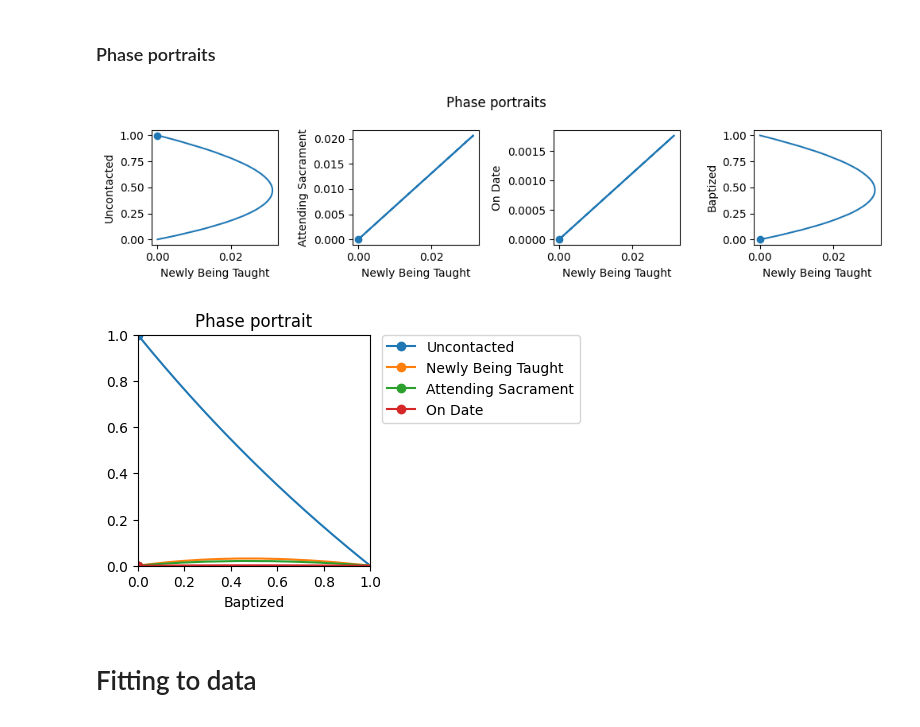
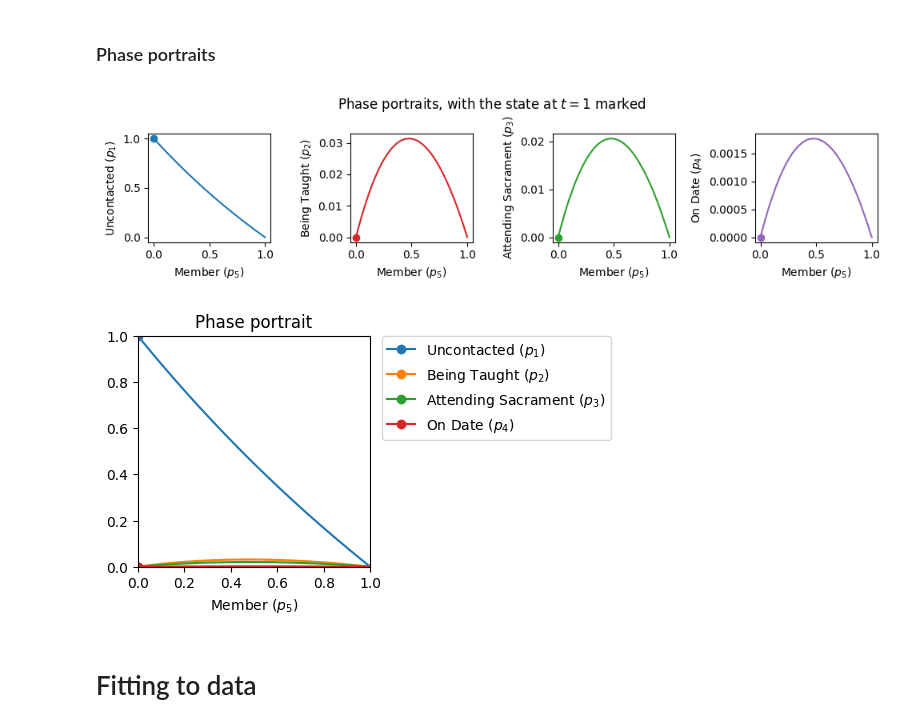
Before and after one commit to mward19/key-indicators-model, a Jupyter notebook: model.ipynb, the cells around one changed output. Saved outputs shown, nothing was run; the diff lists cells and outputs as text; code cells hidden in the pictures.

Commit message:
prepared plots for paper

```diff
--- a/model.ipynb
+++ b/model.ipynb
@@ -143,14 +143,15 @@ def model(params, p0, ts):
     sol = solve_ivp(p_dot, (0, ts[-1]), p0, t_eval=ts)
     return sol.y
 # %%
-labels = ["Uncontacted", "Newly Being Taught", "Attending Sacrament", "On Date", "Baptized"]
+labels = ["Uncontacted ($p_1$)", "Being Taught ($p_2$)", "Attending Sacrament ($p_3$)", "On Date ($p_4$)", "Member ($p_5$)"]
 
-def plot_solution(ts, p_sol, population=1, title="Modeled Data"):
-    fig, axes = plt.subplots(5, figsize=(4, 6), gridspec_kw={"wspace": 0.5})
+def plot_solution(ts, p_sol, population=1, title="Long-term simulation"):
+    fig, axes = plt.subplots(5, figsize=(3, 4), gridspec_kw={"wspace": 0.5})
 
     for ax, label, i in zip(axes, labels, range(len(labels))):
         ax.plot(ts / 52, p_sol[i] * population)
         ax.ticklabel_format(style="plain", useOffset=False)
+
         ax.annotate(
             label,
             xy=(1, 0.5),
@@ -161,10 +162,27 @@ def plot_solution(ts, p_sol, population=1, title="Modeled Data"):
             va="center",
             fontsize=10,
         )  # Adjust text position
-        ax.set_xlabel('Years')
-        if ax != axes[-1]:  # Check if it's not the bottom subplot
-            ax.label_outer()  # Hide x-axis labels and ticks
-    plt.suptitle(title)
+
+        if i == 2:
+            ax.set_ylabel("Proportion")
+
+        # Only show x-label ("Years") on the bottom plot (i == 4)
+        if i == 4:
+            ax.set_xlabel('Years')
+
+        # Hide x-ticks and labels for all but the bottom subplot
+        if i != 4:
+            ax.tick_params(axis='x', which='both', bottom=False, labelbottom=False)
+
+    # Set title for the entire figure
+    fig.suptitle(title)
+
+    # Adjust layout to make space for annotations and labels
+    fig.subplots_adjust(hspace=0.6, top=0.92)
+
+    # Save the figure with tight bounding box to avoid clipping
+    plt.savefig('plots/long-term.pdf', bbox_inches='tight')
+    plt.show()
 # %%
 population = 3_000_000
 init_p5 = 5 * 4 * 150 / population
@@ -203,19 +221,20 @@ plot_solution(t_range, p_sol)
 # %%
 fig, axes = plt.subplots(1, 4, figsize=(10, 2.5))
 # Change this to change which axis is on the bottom
-x_index = 1
-
-for i, ax in enumerate(axes):
+x_index = 4
+colors = ['tab:blue', 'tab:red', 'tab:green', 'tab:purple']
+for i, (ax, color) in enumerate(zip(axes, colors)):
     if i >= x_index:
         i += 1
-    ax.plot(p_sol[x_index], p_sol[i], 'o-', markevery=-1) # Mark the last point
+    ax.plot(p_sol[x_index], p_sol[i], 'o-', color=color, markevery=-1) # Mark the last point
     ax.set_ylabel(labels[i])
     ax.set_xlabel(labels[x_index])
-fig.suptitle('Phase portraits')
+fig.suptitle('Phase portraits, with the state at $t=1$ marked')
 fig.tight_layout()
+plt.savefig('plots/long-term-phase.pdf')
 plt.show()
 # %% [output]
-[figure, old version]
+[figure, new version]
 # %%
 plt.figure(figsize=(3, 3))
 # Change this to change which axis is on the bottom
@@ -232,7 +251,7 @@ plt.ylim((0, 1))
 plt.legend(loc='upper left', bbox_to_anchor=(1.05, 1), borderaxespad=0.)
 plt.show()
 # %% [output]
-[figure, old version]
+[figure, new version]
 # %% [markdown]
 # Fitting to data
 # %% [markdown]
```
Also changed, not shown: parts of 14 cells of this notebook, 7 other files.
